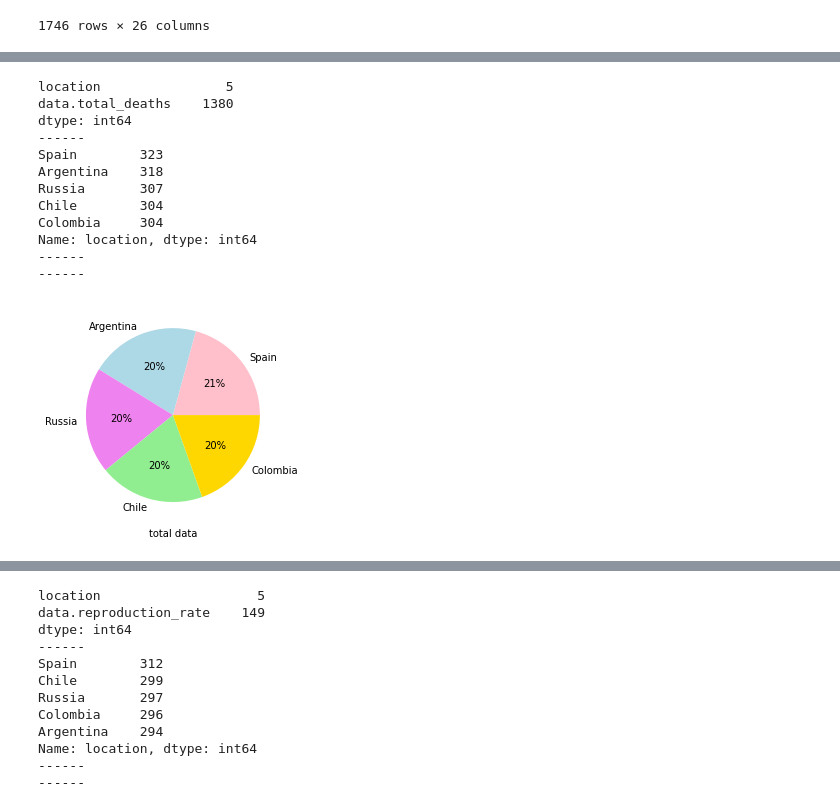
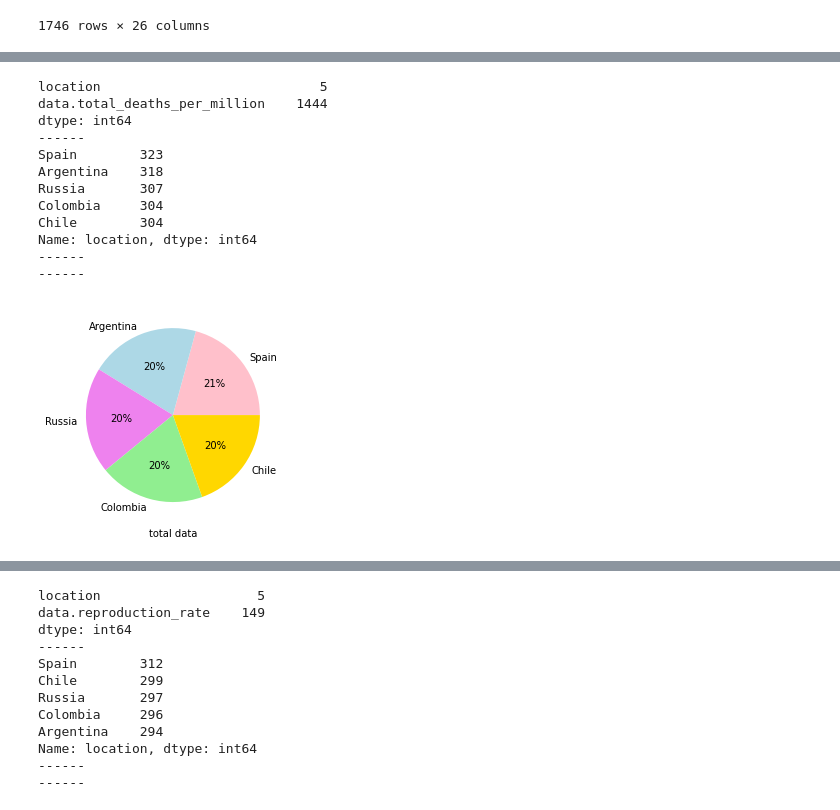
Before and after one commit to EDA-COVID/Proyecto_equipo, a Jupyter notebook: src/main.ipynb, the cells around one changed output, grey strips where cells are left out. Drawn from its saved outputs; the diff is of its cells as text; code cells hidden in the pictures.

```diff
--- a/src/main.ipynb
+++ b/src/main.ipynb
@@ -323,16 +323,16 @@ Name: location, dtype: int64
 # %%
-plot_clean_columns(df_name=covid, df_column='data.total_deaths', y_label='total deaths')
+plot_clean_columns(df_name=covid, df_column='data.total_deaths_per_million', y_label='total deaths per million')
 # %% [output]
-location                5
-data.total_deaths    1380
+location                            5
+data.total_deaths_per_million    1444
 dtype: int64
 ------
 Spain        323
 Argentina    318
 Russia       307
+Colombia     304
 Chile        304
-Colombia     304
 Name: location, dtype: int64
 ------
 ------
-[figure, old version]
+[figure, new version]
```
Also changed, not shown: parts of 7 cells of this notebook, 3 other files.
